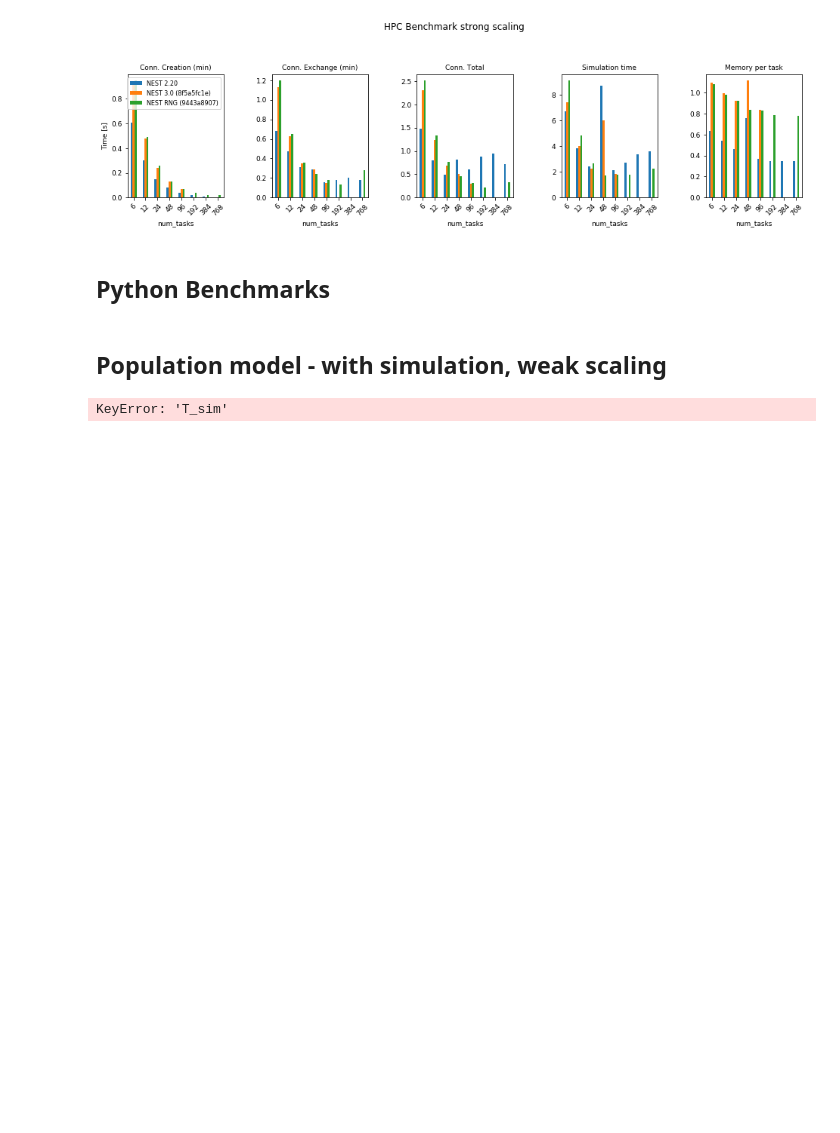
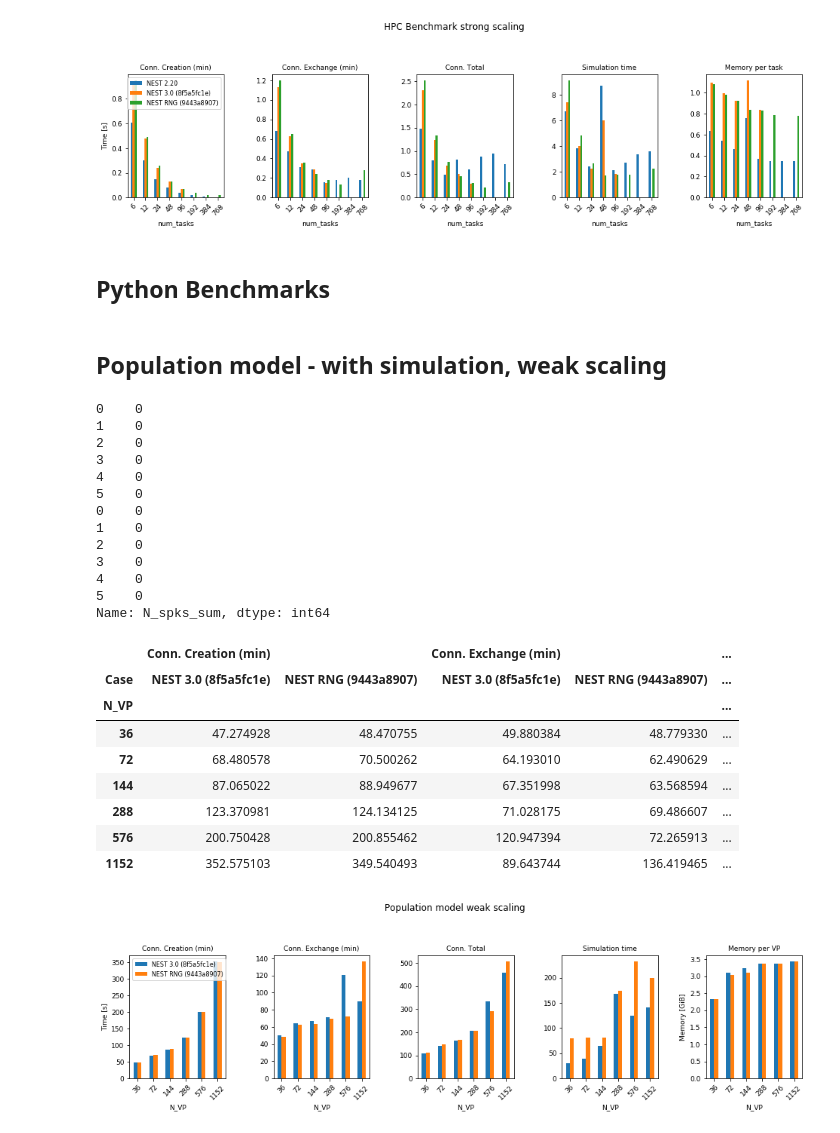
Before and after one commit to INM-6/beNNch, a Jupyter notebook: results/NEST_3_0_benchmark_results/new_random_number.ipynb, the cells around one changed output. Drawn from its saved outputs; the diff is of its cells as text; code cells hidden in the pictures; blank space fills up the shorter version.

Commit message:
first rng results

```diff
--- a/results/NEST_3_0_benchmark_results/new_random_number.ipynb
+++ b/results/NEST_3_0_benchmark_results/new_random_number.ipynb
@@ -204,18 +204,47 @@ hpc_strong_p
 # %% [markdown]
 ## Population model - with simulation, weak scaling
 # %%
+pop_220 = pd.read_csv('results/population_model_2_20_37722d5e3_daint_in_scale4.csv')
+pop_220['Case'] = ['NEST 2.20'] * len(pop_220)
+
 pop_3_8f = pd.read_csv('results/population_model_3_0_8f5a5fc1e_daint.csv')
 pop_3_8f['Case'] = ['NEST 3.0 (8f5a5fc1e)'] * len(pop_3_8f)
+pop_3_a6 = pd.read_csv('results/population_model_3_0_a641eec1e_daint_in_scale4.csv')
+pop_3_a6['Case'] = ['NEST 3.0 (a641eec1e)'] * len(pop_3_a6)
 
 pop_rng = pd.read_csv('results/rng/population_model_rng_9443a8907_daint.csv')
 pop_rng['Case'] = ['NEST RNG (9443a8907)'] * len(pop_rng)
 
 pop = pd.concat([pop_3_8f, pop_rng])
 
 pop = calculate_T_conn_and_memory(pop)
-pop_p = plot_compare(pop, 'figures/rng/population_model_weak_scaling.pdf', legend_loc='lower left',
+pop_p = plot_compare(pop, 'figures/rng/population_model_weak_scaling.pdf', legend_loc='upper left',
                      title='Population model weak scaling')
 
+print(pop['N_spks_sum'])
+
 pop_p
 # %% [output]
-KeyError: 'T_sim'
+0    0
+1    0
+2    0
+3    0
+4    0
+5    0
+0    0
+1    0
+2    0
+3    0
+4    0
+5    0
+Name: N_spks_sum, dtype: int64
+|  | Conn. Creation (min) |  | Conn. Exchange (min) |  | ... |
+| Case | NEST 3.0 (8f5a5fc1e) | NEST RNG (9443a8907) | NEST 3.0 (8f5a5fc1e) | NEST RNG (9443a8907) | ... |
+| N_VP |  |  |  |  | ... |
+| 36 | 47.274928 | 48.470755 | 49.880384 | 48.779330 | ... |
+| 72 | 68.480578 | 70.500262 | 64.193010 | 62.490629 | ... |
+| 144 | 87.065022 | 88.949677 | 67.351998 | 63.568594 | ... |
+| 288 | 123.370981 | 124.134125 | 71.028175 | 69.486607 | ... |
+| 576 | 200.750428 | 200.855462 | 120.947394 | 72.265913 | ... |
+| 1152 | 352.575103 | 349.540493 | 89.643744 | 136.419465 | ... |
+[figure, added]
```
Also changed, not shown: parts of 2 cells of this notebook, 6 other files.
